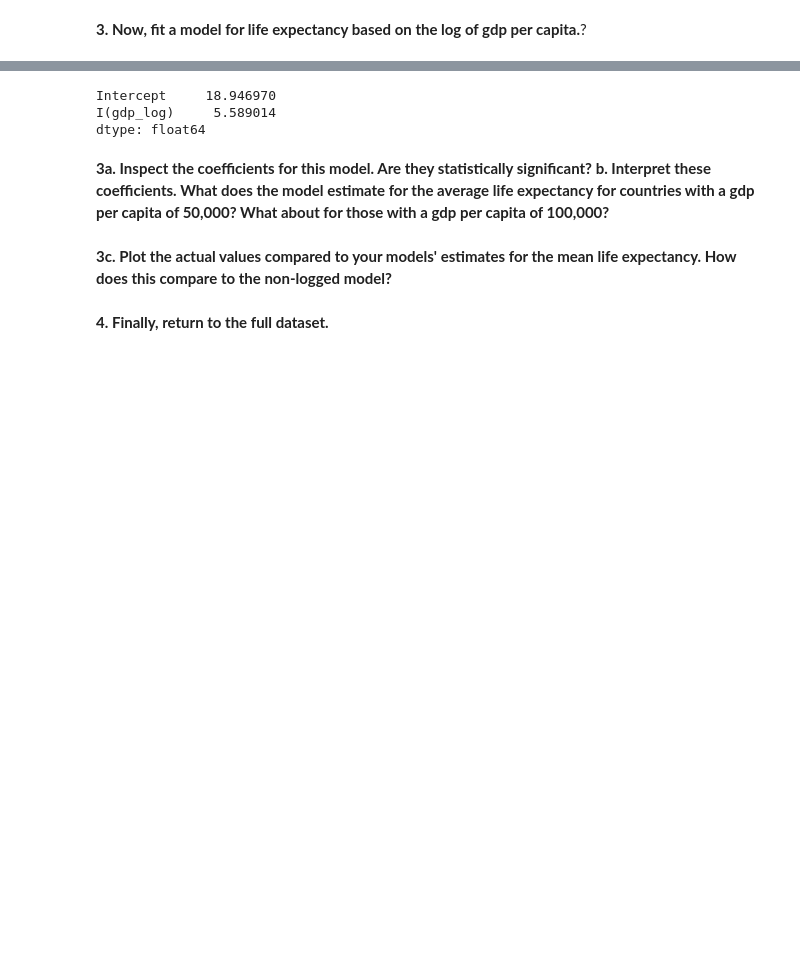
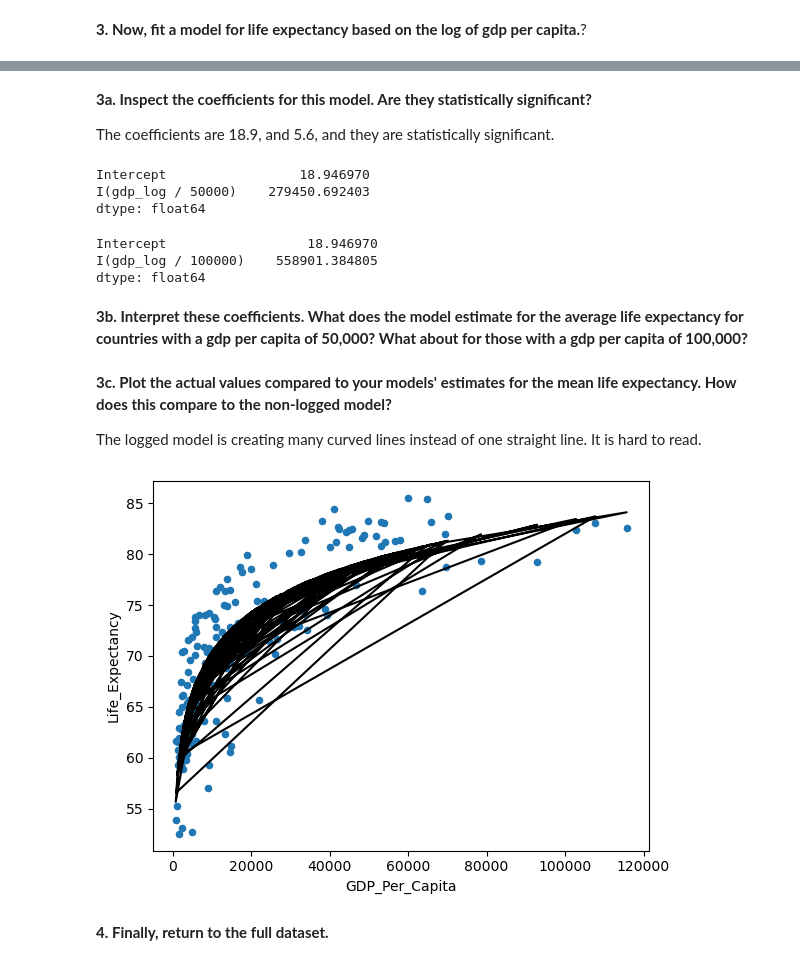
Before and after one commit to nss-data-science-cohort-8/un-linear-regression-Mythical-clj, a Jupyter notebook: notebooks/un-linear-regression-clj.ipynb, the cells around one changed output, grey strips where cells are left out. Cells and saved outputs as stored; diff of their text form; code cells hidden in the pictures; blank space fills up the shorter version.

```diff
--- a/notebooks/un-linear-regression-clj.ipynb
+++ b/notebooks/un-linear-regression-clj.ipynb
@@ -191,13 +214,34 @@ gdp_log_2021 = smf.ols("Life_Expectancy ~ I(gdp_log)", data=gdp_le_2021).fit()
-# %%
-gdp_log_2021.params
-# %% [output]
-Intercept     18.946970
-I(gdp_log)     5.589014
-dtype: float64
 # %% [markdown]
-**3a. Inspect the coefficients for this model. Are they statistically significant? b. Interpret these coefficients. What does the model estimate for the average life expectancy for countries with a gdp per capita of 50,000? What about for those with a gdp per capita of 100,000?**
+**3a. Inspect the coefficients for this model. Are they statistically significant?**
+
+The coefficients are 18.9, and 5.6, and they are statistically significant.
+# %%
+gdp_log_2021 = smf.ols("Life_Expectancy ~ I(gdp_log / 50000)", data=gdp_le_2021).fit()
+gdp_log_2021.params
+# %% [output]
+Intercept                 18.946970
+I(gdp_log / 50000)    279450.692403
+dtype: float64
+# %%
+gdp_log_2021 = smf.ols("Life_Expectancy ~ I(gdp_log / 100000)", data=gdp_le_2021).fit()
+gdp_log_2021.params
+# %% [output]
+Intercept                  18.946970
+I(gdp_log / 100000)    558901.384805
+dtype: float64
+# %%
+gdp_log_2021 = smf.ols("Life_Expectancy ~ I(gdp_log)", data=gdp_le_2021).fit()
+# %% [markdown]
+**3b. Interpret these coefficients. What does the model estimate for the average life expectancy for countries with a gdp per capita of 50,000? What about for those with a gdp per capita of 100,000?**
 # %% [markdown]
 **3c. Plot the actual values compared to your models' estimates for the mean life expectancy. How does this compare to the non-logged model?**
+
+The logged model is creating many curved lines instead of one straight line. It is hard to read.
+# %%
+gdp_le_2021.plot(kind='scatter', x='GDP_Per_Capita', y='Life_Expectancy')
+plt.plot(gdp_le_2021['GDP_Per_Capita'], gdp_log_2021.fittedvalues, color = 'black');
+# %% [output]
+[figure, added]
 # %% [markdown]
 **4. Finally, return to the full dataset.**
 # %% [markdown]
```
Also changed, not shown: parts of 10 cells of this notebook.
